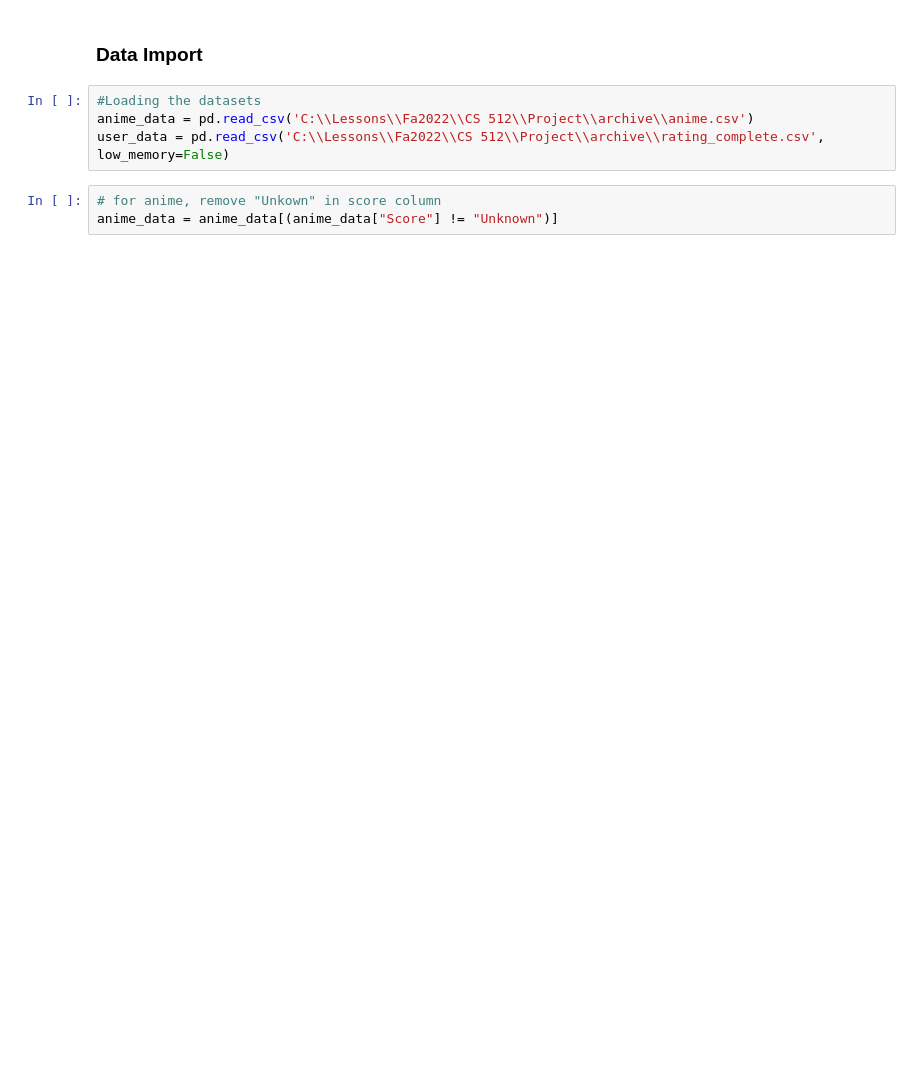
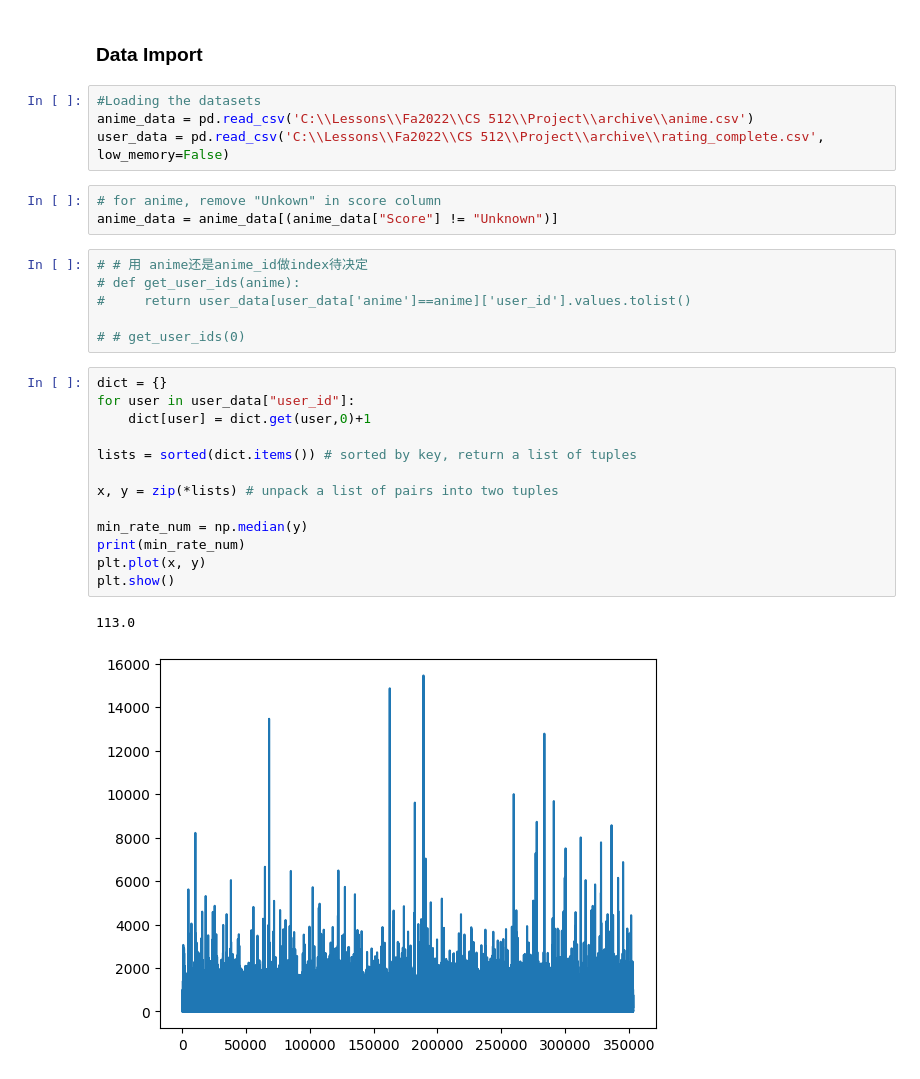
Before and after one commit to Yilun-Fu/Recommendation-Systems-for-an-Anime-Dataset, a Jupyter notebook: cf.ipynb, the cells around one changed output. Drawn from its saved outputs; the diff is of its cells as text; blank space fills up the shorter version.

```diff
--- a/cf.ipynb
+++ b/cf.ipynb
@@ -9,3 +11,25 @@ user_data = pd.read_csv('C:\\Lessons\\Fa2022\\CS 512\\Project\\archive\\rating_c
 # %%
 # for anime, remove "Unkown" in score column
 anime_data = anime_data[(anime_data["Score"] != "Unknown")]
+# %%
+# # 用 anime还是anime_id做index待决定
+# def get_user_ids(anime):
+#     return user_data[user_data['anime']==anime]['user_id'].values.tolist()
+
+# # get_user_ids(0)
+# %%
+dict = {}
+for user in user_data["user_id"]:
+    dict[user] = dict.get(user,0)+1
+
+lists = sorted(dict.items()) # sorted by key, return a list of tuples
+
+x, y = zip(*lists) # unpack a list of pairs into two tuples
+
+min_rate_num = np.median(y)
+print(min_rate_num)
+plt.plot(x, y)
+plt.show()
+# %% [output]
+113.0
+[figure, added]
```
Also changed, not shown: parts of 5 cells of this notebook, 1 other file.
